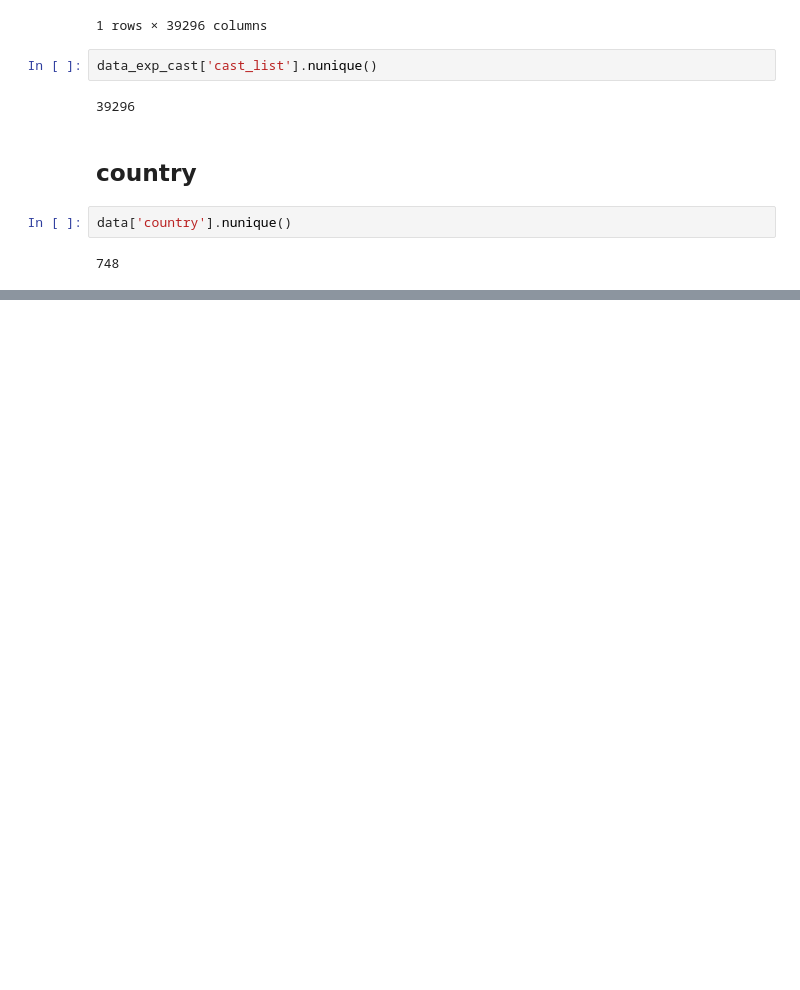
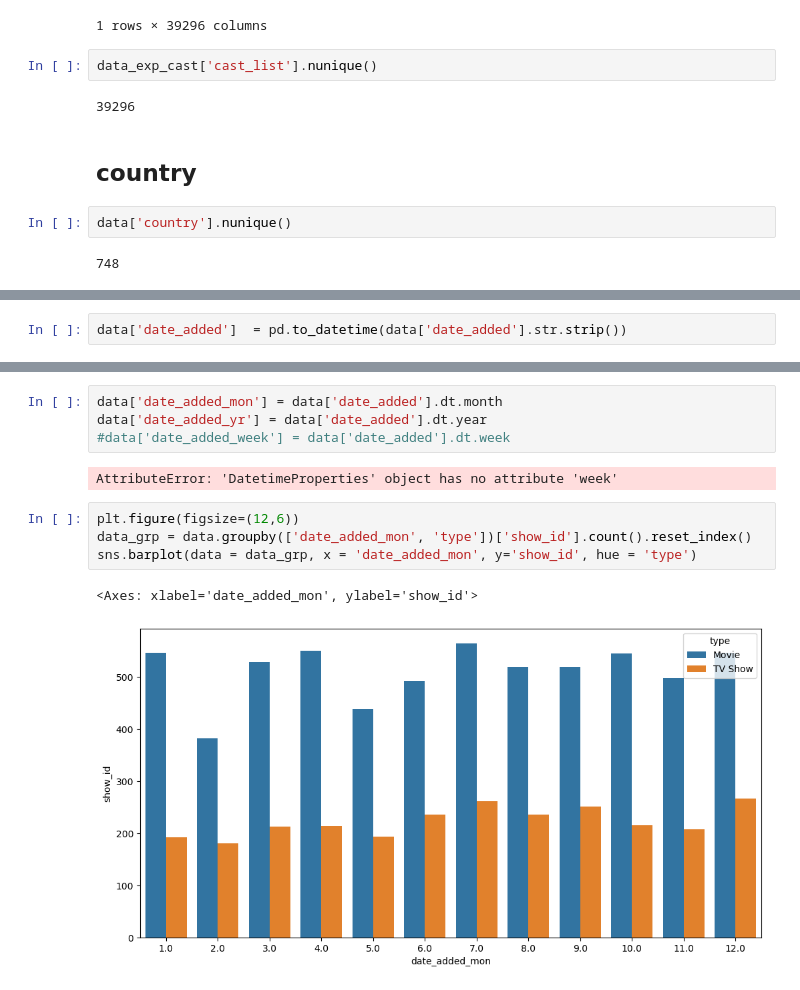
Before and after one commit to muthuganeshece/Business-Case-Study, a Jupyter notebook: Netflix/Code/EDA.ipynb, the cells around one changed output, grey strips where cells are left out. Saved outputs shown, nothing was run; the diff lists cells and outputs as text; blank space fills up the shorter version.

```diff
--- a/Netflix/Code/EDA.ipynb
+++ b/Netflix/Code/EDA.ipynb
@@ -174,0 +188,2 @@ data['country'].nunique()
+# %%
+data['date_added']  = pd.to_datetime(data['date_added'].str.strip())
@@ -174,0 +204,13 @@ data['country'].nunique()
+# %%
+data['date_added_mon'] = data['date_added'].dt.month
+data['date_added_yr'] = data['date_added'].dt.year
+#data['date_added_week'] = data['date_added'].dt.week
+# %% [output]
+AttributeError: 'DatetimeProperties' object has no attribute 'week'
+# %%
+plt.figure(figsize=(12,6))
+data_grp = data.groupby(['date_added_mon', 'type'])['show_id'].count().reset_index()
+sns.barplot(data = data_grp, x = 'date_added_mon', y='show_id', hue = 'type')
+# %% [output]
+<Axes: xlabel='date_added_mon', ylabel='show_id'>
+[figure, added]
```
Also changed, not shown: parts of 2 cells of this notebook.
